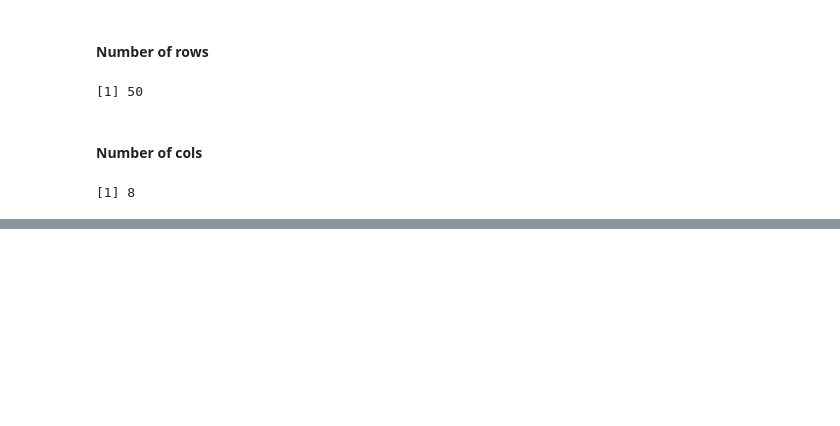
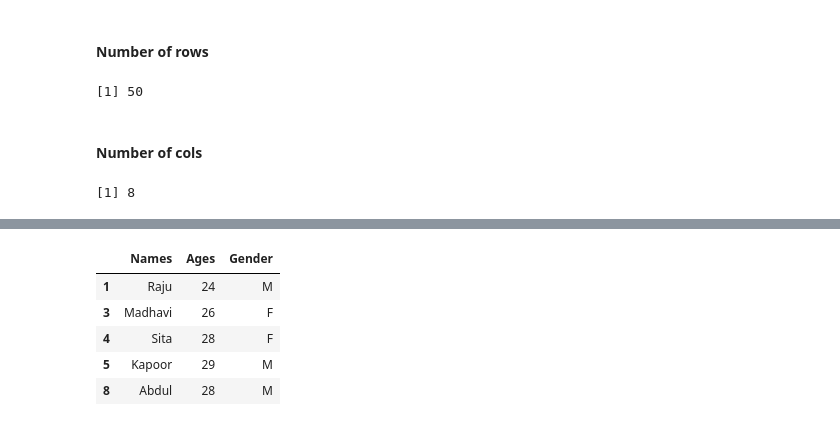
Before and after one commit to SUSREE64/R-Bootcamp, a Jupyter notebook: R-Basics/R-DataFrames.ipynb, the cells around one changed output, grey strips where cells are left out. Saved outputs shown, nothing was run; the diff lists cells and outputs as text; code cells hidden in the pictures; blank space fills up the shorter version.

```diff
--- a/R-Basics/R-DataFrames.ipynb
+++ b/R-Basics/R-DataFrames.ipynb
@@ -133,0 +221,10 @@ ncol(df)
+# %%
+# get all candidates where the age is more than 20 and less than 30
+subset(Friends, (Ages > 20 & Ages <30 ))
+# %% [output]
+|  | Names | Ages | Gender |
+| 1 | Raju | 24 | M |
+| 3 | Madhavi | 26 | F |
+| 4 | Sita | 28 | F |
+| 5 | Kapoor | 29 | M |
+| 8 | Abdul | 28 | M |
```
Also changed, not shown: parts of 18 cells of this notebook.
